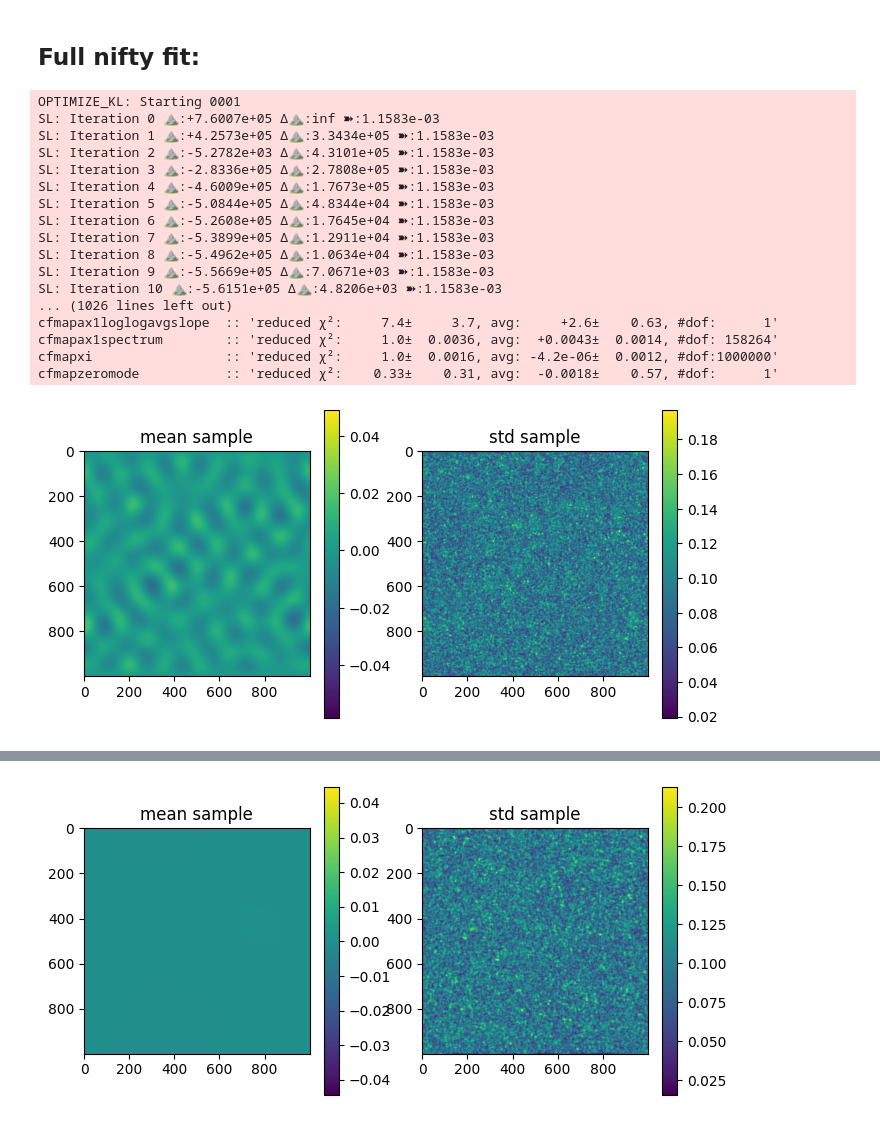
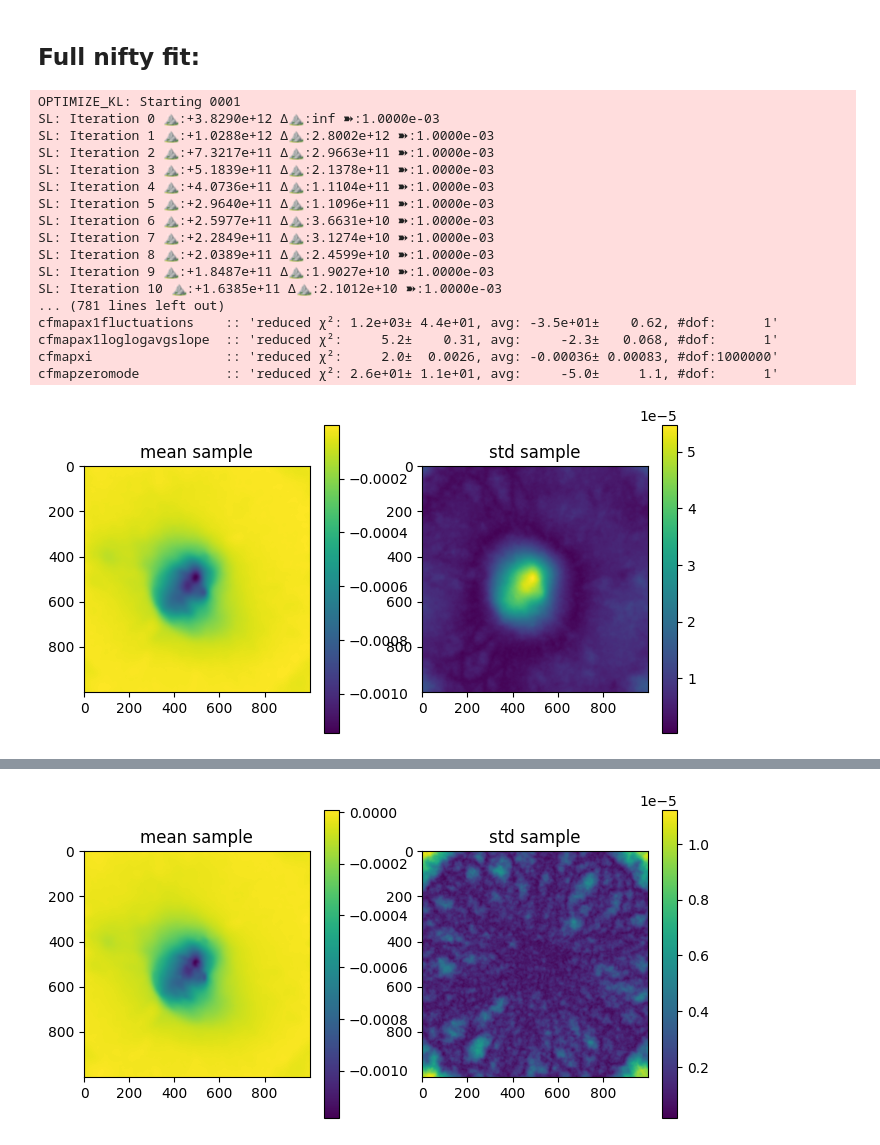
Before and after one commit to jwuerzinger/CMB_denoising, a Jupyter notebook: nifty_maria/nifty_maria_mapsampling.ipynb, the cells around one changed output, grey strips where cells are left out. Drawn from its saved outputs; the diff is of its cells as text; code cells hidden in the pictures.

```diff
--- a/nifty_maria/nifty_maria_mapsampling.ipynb
+++ b/nifty_maria/nifty_maria_mapsampling.ipynb
@@ -317,7 +367,8 @@ class Signal_TOD(jft.Model):
         super().__init__(init=self.gp_map.init)
 
     def __call__(self, x):
-        return sample_maps(self.gp_map(x), dx, dy, instrument, sim_truthmap.map.resolution, sim_truthmap.map.x_side, sim_truthmap.map.y_side)
+        return sample_maps(self.gp_map(x), dx, dy, sim_truthmap.map.resolution, sim_truthmap.map.x_side, sim_truthmap.map.y_side)
+        # return sample_maps_simple(self.gp_map(x))
         # return self.gp_map(x)
 
 class Signal_map(jft.Model):
@@ -334,14 +385,16 @@ signal_response_map = Signal_map(gp_map)
 
 # Define noise covariance
 # noise_cov_inv = lambda x: 1e-1**-2 * x # 10% noise
-noise_cov_inv_map = lambda x: 1e-1**-2 * x # 10% noise
-noise_cov_inv_tod = lambda x: 5e-6**-2 * x
+noise_cov_inv_map = lambda x: 1e-4**-2 * x # 10% noise
+noise_cov_inv_tod = lambda x: 1e-6**-2 * x
+noise_cov_inv_tod_simple = lambda x: 1e-6**-2 * x
 
 # Combine in likelihood
 tods_map = np.float64(tod_truthmap.data.compute())
-# lh_tod = jft.Gaussian( tods_map, noise_cov_inv).amend(signal_response_tod)
 lh_tod = jft.Gaussian( jax_tods, noise_cov_inv_tod).amend(signal_response_tod)
+lh_tod_simple = jft.Gaussian( dummy_tods, noise_cov_inv_tod_simple).amend(signal_response_tod)
 # lh_map = jft.Gaussian( mapdata_input, noise_cov_inv).amend(signal_response_map) # true map
+
 lh_map = jft.Gaussian( mapdata_truth[0], noise_cov_inv_map).amend(signal_response_map) # true map
 
 # lh = jft.Model(lambda x: lh_tod(x) + lh_map(x), init=lh_tod.init | lh_map.init)
@@ -349,6 +402,11 @@ lh_map = jft.Gaussian( mapdata_truth[0], noise_cov_inv_map).amend(signal_respons
 # lh = lh_tod + lh_map
 # lh = lh_map
 lh = lh_tod
+# lh = lh_tod_simple
+
+lh_map_grad = jax.grad(lh_map)
+lh_tod_grad = jax.grad(lh_tod)
+lh_tod_simple_grad = jax.grad(lh_tod)
 # %% [output]
 assuming a diagonal covariance matrix;
 setting `std_inv` to `cov_inv(ones_like(data))**0.5`
@@ -356,0 +417,5 @@ setting `std_inv` to `cov_inv(ones_like(data))**0.5`
+# %%
+key, sub = random.split(key)
+print(lh_map_grad(jft.random_like(sub, lh_map.domain)))
+print(lh_tod_grad(jft.random_like(sub, lh_tod.domain)))
+print(lh_tod_simple_grad(jft.random_like(sub, lh_tod_simple.domain)))
@@ -359,7 +442,10 @@ setting `std_inv` to `cov_inv(ones_like(data))**0.5`
 # %%
 n_it = 1
 # delta = 1e-4 # default
-delta = 1e-10 # here
+# delta = 1e-8 # map
+delta = 1e-20 # tod
+# delta = 1e-10 # tod simple
+
 n_samples = 0 # no samples -> maximum aposteriory posterior
 
 key, k_i, k_o = random.split(key, 3)
@@ -384,7 +470,8 @@ samples, state = jft.optimize_kl(
     ),
     kl_kwargs=dict( # shift transformed multivar gauss to best match true posterior
         minimize_kwargs=dict(
-            name="M", xtol=delta, cg_kwargs=dict(name=None), maxiter=100
+            name="M", xtol=delta, cg_kwargs=dict(name=None), maxiter=100 # map
+            # name="M", xtol=delta, cg_kwargs=dict(name=None), maxiter=200 # tod
         )
     ),
     sample_mode="nonlinear_resample", # how steps are combined (samples + nonlin + KL)
@@ -434,11 +521,12 @@ pred_tods = signal_response_tod(samples.pos) # gives time-series
 
 fig, axes = plt.subplots(2, 1, figsize=(16, 8))
 
-im0 = axes[0].plot(pred_tods[0])
-axes[0].title.set_text('MAP - best fit TOD0')
+im0 = axes[0].plot(pred_tods[109])
+# im0 = axes[0].plot(pred_tods)
+axes[0].title.set_text('MAP - best fit TOD 109')
 
-im1 = axes[1].plot(tods_map[0])
-axes[1].title.set_text('True TOD0')
+im1 = axes[1].plot(tods_map[109])
+axes[1].title.set_text('True TOD 109')
 
 plt.show()
 # %% [output]
@@ -472,50 +560,50 @@ def callback(samples, opt_state):
     fig.colorbar(im1)
 
     plt.show()
 
 samples, state = jft.optimize_kl(
     lh, # likelihood
     jft.Vector(lh.init(k_i)), # initial position in model space (initialisation)
     n_total_iterations=n_it, # no of optimisation steps (global)
     n_samples=n_samples, # draw samples
     key=k_o, # random jax init
     draw_linear_kwargs=dict( # sampling parameters
         cg_name="SL",
-        cg_kwargs=dict(absdelta=delta * jft.size(lh.domain) / 10.0, maxiter=100),
+        cg_kwargs=dict(absdelta=delta * jft.size(lh.domain) / 10.0, maxiter=60),
     ),
     nonlinearly_update_kwargs=dict( # map from multivariate gaussian to more compl. distribution (coordinate transformations)
         minimize_kwargs=dict(
             name="SN",
             xtol=delta,
             cg_kwargs=dict(name=None),
             maxiter=5,
         )
     ),
     kl_kwargs=dict( # shift transformed multivar gauss to best match true posterior
         minimize_kwargs=dict(
-            name="M", xtol=delta, cg_kwargs=dict(name=None), maxiter=100
+            name="M", xtol=delta, cg_kwargs=dict(name=None), maxiter=60
         )
     ),
     sample_mode="nonlinear_resample", # how steps are combined (samples + nonlin + KL)
     callback=callback,
 )
 # %% [output]
 OPTIMIZE_KL: Starting 0001
-SL: Iteration 0 ⛰:+7.6007e+05 Δ⛰:inf ➽:1.1583e-03
-SL: Iteration 1 ⛰:+4.2573e+05 Δ⛰:3.3434e+05 ➽:1.1583e-03
-SL: Iteration 2 ⛰:-5.2782e+03 Δ⛰:4.3101e+05 ➽:1.1583e-03
-SL: Iteration 3 ⛰:-2.8336e+05 Δ⛰:2.7808e+05 ➽:1.1583e-03
-SL: Iteration 4 ⛰:-4.6009e+05 Δ⛰:1.7673e+05 ➽:1.1583e-03
-SL: Iteration 5 ⛰:-5.0844e+05 Δ⛰:4.8344e+04 ➽:1.1583e-03
-SL: Iteration 6 ⛰:-5.2608e+05 Δ⛰:1.7645e+04 ➽:1.1583e-03
-SL: Iteration 7 ⛰:-5.3899e+05 Δ⛰:1.2911e+04 ➽:1.1583e-03
-SL: Iteration 8 ⛰:-5.4962e+05 Δ⛰:1.0634e+04 ➽:1.1583e-03
-SL: Iteration 9 ⛰:-5.5669e+05 Δ⛰:7.0671e+03 ➽:1.1583e-03
-SL: Iteration 10 ⛰:-5.6151e+05 Δ⛰:4.8206e+03 ➽:1.1583e-03
-... (1026 lines left out)
-cfmapax1loglogavgslope  :: 'reduced χ²:     7.4±     3.7, avg:     +2.6±    0.63, #dof:      1'
-cfmapax1spectrum        :: 'reduced χ²:     1.0±  0.0036, avg:  +0.0043±  0.0014, #dof: 158264'
-cfmapxi                 :: 'reduced χ²:     1.0±  0.0016, avg: -4.2e-06±  0.0012, #dof:1000000'
-cfmapzeromode           :: 'reduced χ²:    0.33±    0.31, avg:  -0.0018±    0.57, #dof:      1'
+SL: Iteration 0 ⛰:+3.8290e+12 Δ⛰:inf ➽:1.0000e-03
+SL: Iteration 1 ⛰:+1.0288e+12 Δ⛰:2.8002e+12 ➽:1.0000e-03
+SL: Iteration 2 ⛰:+7.3217e+11 Δ⛰:2.9663e+11 ➽:1.0000e-03
+SL: Iteration 3 ⛰:+5.1839e+11 Δ⛰:2.1378e+11 ➽:1.0000e-03
+SL: Iteration 4 ⛰:+4.0736e+11 Δ⛰:1.1104e+11 ➽:1.0000e-03
+SL: Iteration 5 ⛰:+2.9640e+11 Δ⛰:1.1096e+11 ➽:1.0000e-03
+SL: Iteration 6 ⛰:+2.5977e+11 Δ⛰:3.6631e+10 ➽:1.0000e-03
+SL: Iteration 7 ⛰:+2.2849e+11 Δ⛰:3.1274e+10 ➽:1.0000e-03
+SL: Iteration 8 ⛰:+2.0389e+11 Δ⛰:2.4599e+10 ➽:1.0000e-03
+SL: Iteration 9 ⛰:+1.8487e+11 Δ⛰:1.9027e+10 ➽:1.0000e-03
+SL: Iteration 10 ⛰:+1.6385e+11 Δ⛰:2.1012e+10 ➽:1.0000e-03
+... (781 lines left out)
+cfmapax1fluctuations    :: 'reduced χ²: 1.2e+03± 4.4e+01, avg: -3.5e+01±    0.62, #dof:      1'
+cfmapax1loglogavgslope  :: 'reduced χ²:     5.2±    0.31, avg:     -2.3±   0.068, #dof:      1'
+cfmapxi                 :: 'reduced χ²:     2.0±  0.0026, avg: -0.00036± 0.00083, #dof:1000000'
+cfmapzeromode           :: 'reduced χ²: 2.6e+01± 1.1e+01, avg:     -5.0±     1.1, #dof:      1'
-[figure, old version]
+[figure, new version]
 OPTIMIZE_KL: Starting 0002
@@ -538,2 +626,2 @@ cfmapzeromode           :: 'reduced χ²:    0.29±    0.28, avg:  -0.0018±
-[figure, old version]
+[figure, new version]
 OPTIMIZE_KL: Starting 0003
```
Also changed, not shown: parts of 17 cells of this notebook.
